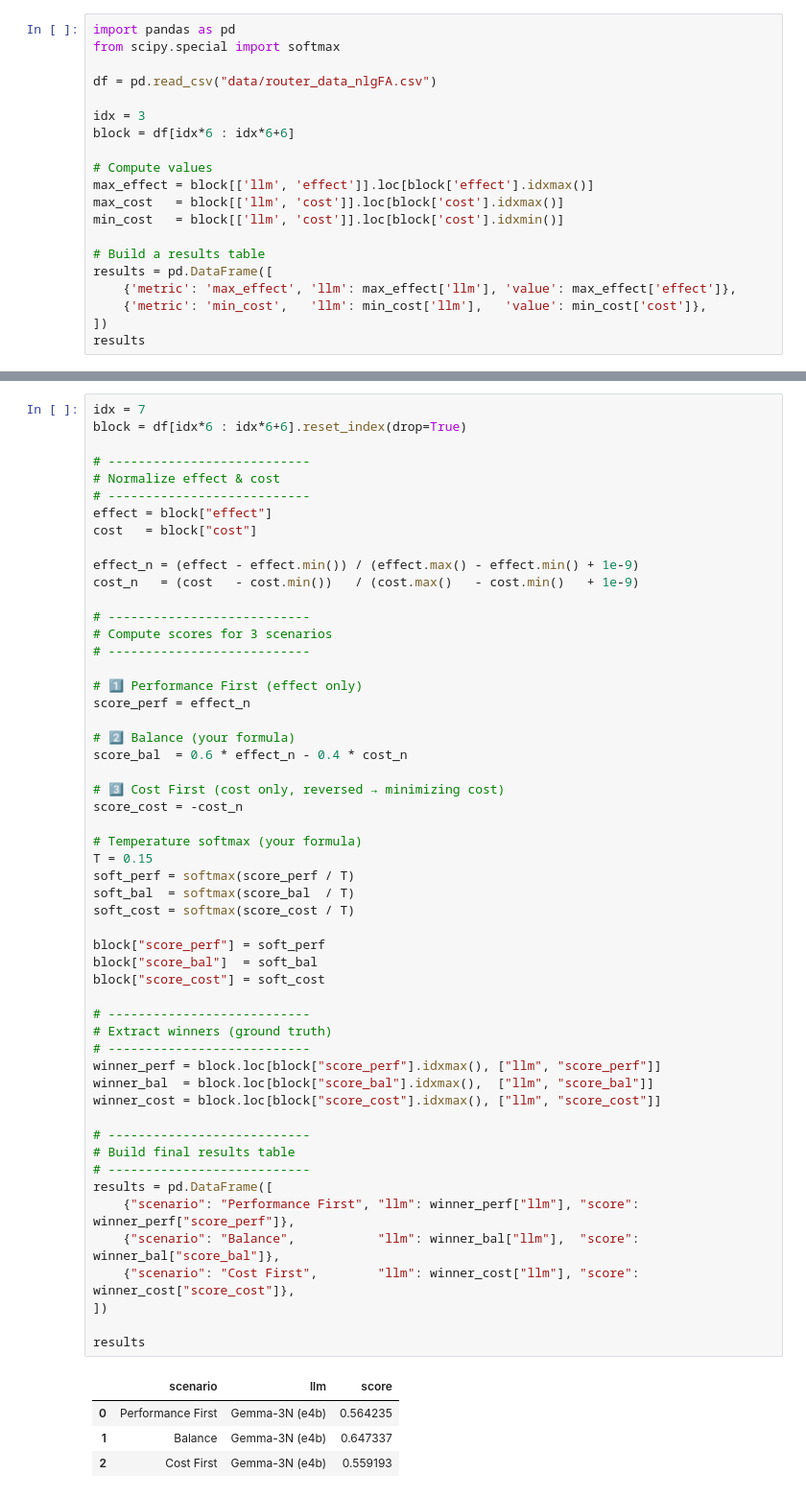
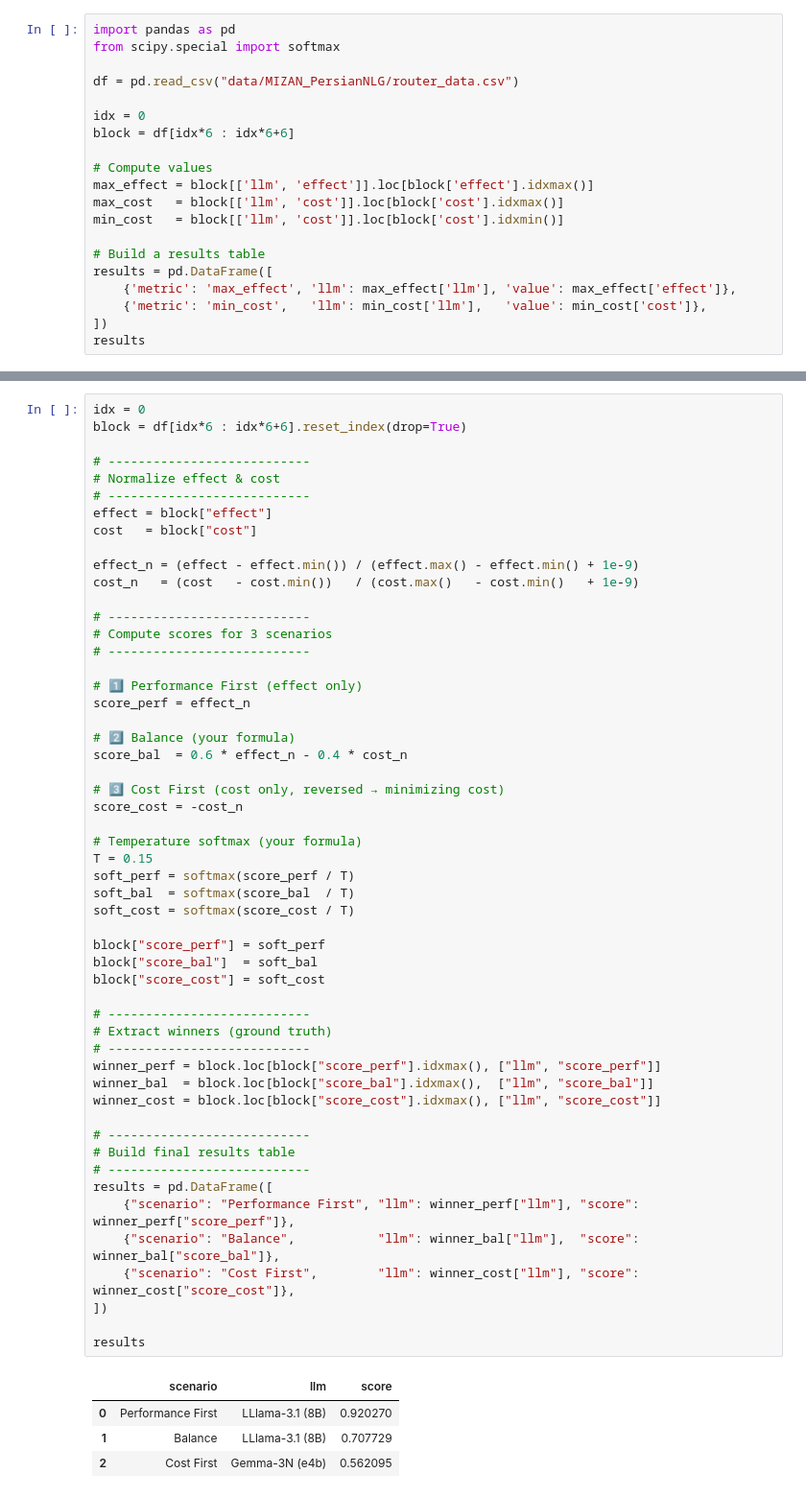
Before and after one commit to dariushmmz/GraphRouter, a Jupyter notebook: test.ipynb, the cells around one changed output, grey strips where cells are left out. Shown at 96% size. Saved outputs shown, nothing was run; the diff lists cells and outputs as text.

```diff
--- a/test.ipynb
+++ b/test.ipynb
@@ -19,9 +1760,9 @@ df[:10]
 import pandas as pd
 from scipy.special import softmax
 
-df = pd.read_csv("data/router_data_nlgFA.csv")
+df = pd.read_csv("data/MIZAN_PersianNLG/router_data.csv")
 
-idx = 3
+idx = 0
 block = df[idx*6 : idx*6+6]
 
 # Compute values
@@ -42,5 +1783,5 @@ results
 # %%
-idx = 7
+idx = 0
 block = df[idx*6 : idx*6+6].reset_index(drop=True)
 
 # ---------------------------
@@ -67,36 +1808,36 @@ score_cost = -cost_n
 
 # Temperature softmax (your formula)
 T = 0.15
 soft_perf = softmax(score_perf / T)
 soft_bal  = softmax(score_bal  / T)
 soft_cost = softmax(score_cost / T)
 
 block["score_perf"] = soft_perf
 block["score_bal"]  = soft_bal
 block["score_cost"] = soft_cost
 
 # ---------------------------
 # Extract winners (ground truth)
 # ---------------------------
 winner_perf = block.loc[block["score_perf"].idxmax(), ["llm", "score_perf"]]
 winner_bal  = block.loc[block["score_bal"].idxmax(),  ["llm", "score_bal"]]
 winner_cost = block.loc[block["score_cost"].idxmax(), ["llm", "score_cost"]]
 
 # ---------------------------
 # Build final results table
 # ---------------------------
 results = pd.DataFrame([
     {"scenario": "Performance First", "llm": winner_perf["llm"], "score": winner_perf["score_perf"]},
     {"scenario": "Balance",           "llm": winner_bal["llm"],  "score": winner_bal["score_bal"]},
     {"scenario": "Cost First",        "llm": winner_cost["llm"], "score": winner_cost["score_cost"]},
 ])
 
 results
 # %% [output]
 |  | scenario | llm | score |
-| 0 | Performance First | Gemma-3N (e4b) | 0.564235 |
-| 1 | Balance | Gemma-3N (e4b) | 0.647337 |
-| 2 | Cost First | Gemma-3N (e4b) | 0.559193 |
+| 0 | Performance First | LLlama-3.1 (8B) | 0.920270 |
+| 1 | Balance | LLlama-3.1 (8B) | 0.707729 |
+| 2 | Cost First | Gemma-3N (e4b) | 0.562095 |
 # %%
 import pandas as pd
 
```
Also changed, not shown: parts of 136 cells of this notebook, 56 other files.
